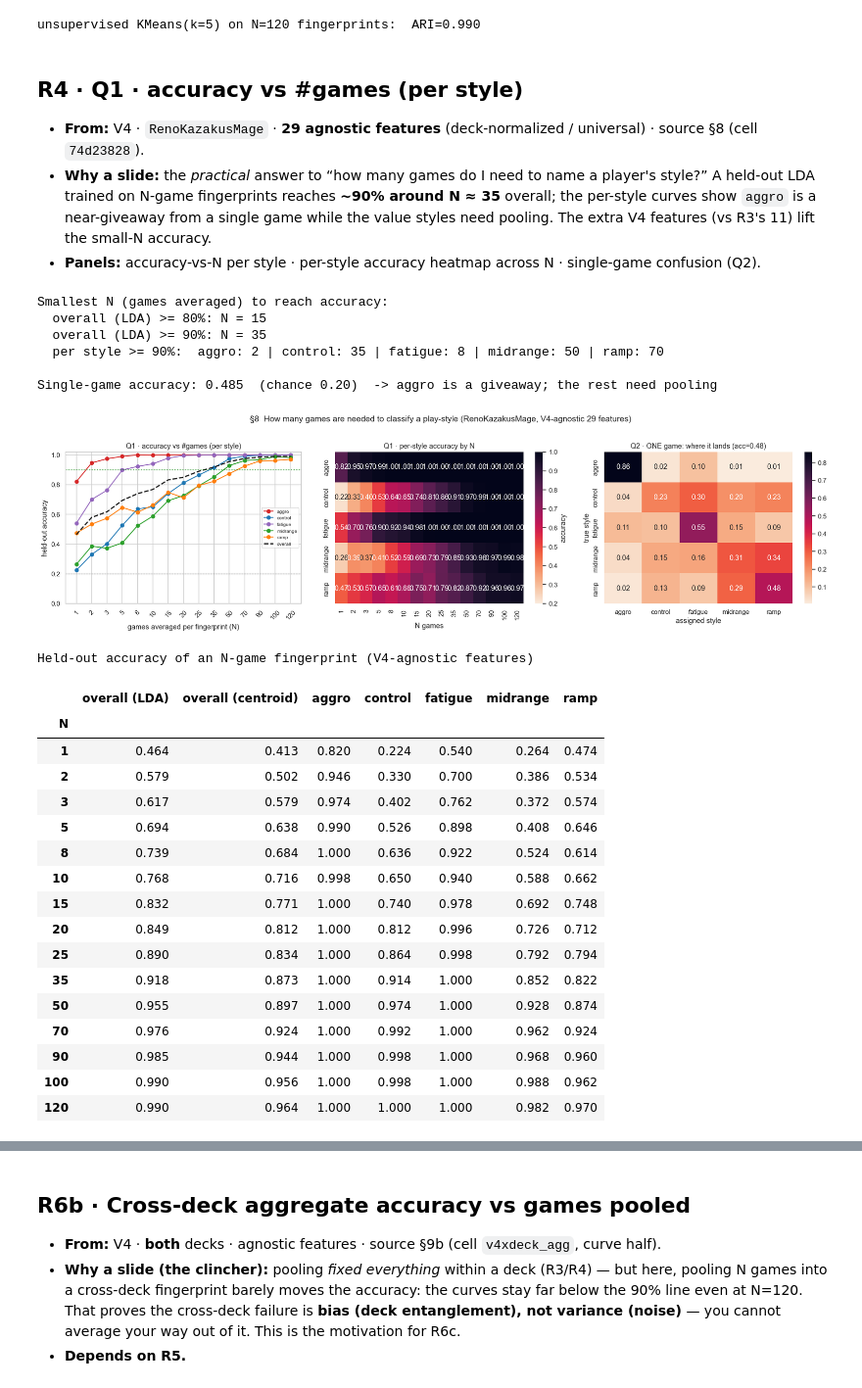
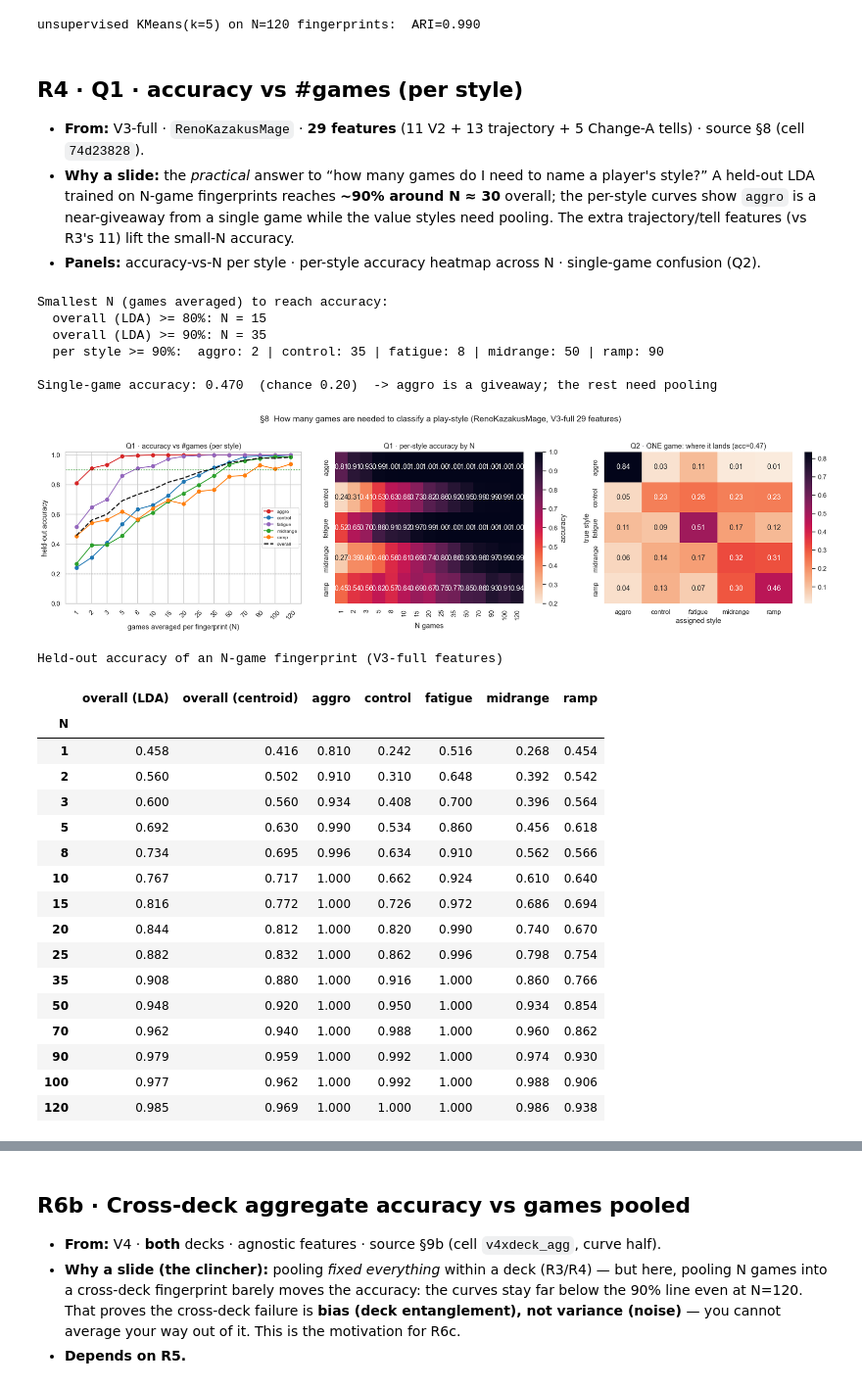
Before and after one commit to msipsb/JAIST-Internship, a Jupyter notebook: Log_Analysis/playstyle_SHOW_deck.ipynb, the cells around one changed output, grey strips where cells are left out. Shown at 98% size. Drawn from its saved outputs; the diff is of its cells as text; code cells hidden in the pictures.

```diff
--- a/Log_Analysis/playstyle_SHOW_deck.ipynb
+++ b/Log_Analysis/playstyle_SHOW_deck.ipynb
@@ -274,20 +273,20 @@ unsupervised KMeans(k=5) on N=120 fingerprints:  ARI=0.990
 # %% [markdown]
 ## R4 · Q1 · accuracy vs #games (per style)
 
-* **From:** V4 · `RenoKazakusMage` · **29 agnostic features** (deck-normalized / universal)
+* **From:** V3-full · `RenoKazakusMage` · **29 features** (11 V2 + 13 trajectory + 5 Change-A tells)
   · source §8 (cell `74d23828`).
 * **Why a slide:** the *practical* answer to “how many games do I need to name a player's style?”
-  A held-out LDA trained on N-game fingerprints reaches **~90% around N ≈ 35** overall; the per-style
+  A held-out LDA trained on N-game fingerprints reaches **~90% around N ≈ 30** overall; the per-style
   curves show `aggro` is a near-giveaway from a single game while the value styles need pooling.
-  The extra V4 features (vs R3's 11) lift the small-N accuracy.
+  The extra trajectory/tell features (vs R3's 11) lift the small-N accuracy.
 * **Panels:** accuracy-vs-N per style · per-style accuracy heatmap across N · single-game confusion (Q2).
 # %%
-# R4 — §8 Q1 accuracy vs #games, on the V4 agnostic 29-feature set (Mage)
+# R4 — §8 Q1 accuracy vs #games, on the V3-full 29-feature set (Mage)
 from sklearn.preprocessing import StandardScaler
 from sklearn.discriminant_analysis import LinearDiscriminantAnalysis
 from sklearn.metrics import confusion_matrix
 
-FEATURES = FEATURES_V4   # V4 agnostic: 29 deck-normalized features
+FEATURES = FEATURES_V3   # V3-full: 11 V2 metrics + trajectory + Change-A tells (29)
 
 # --- held-out 50/50 split within each style (disjoint games) ---
 rng = np.random.default_rng(1)
@@ -340,56 +339,56 @@ lda1 = LinearDiscriminantAnalysis().fit(Xtr, ytr)
 cm1 = confusion_matrix(yte, lda1.predict(Xte), labels=STYLE_ORDER, normalize="true")
 print(f"\nSingle-game accuracy: {np.trace(cm1) / 5:.3f}  (chance 0.20)  -> aggro is a giveaway; the rest need pooling")
 
 fig, ax = plt.subplots(1, 3, figsize=(19, 5.3))
 # panel 1: accuracy vs N
 _xs = range(len(acc.index))
 for s in STYLE_ORDER:
     ax[0].plot(_xs, acc[s], "o-", color=STYLE_COLORS[s], label=s)
 ax[0].plot(_xs, acc["overall (LDA)"], "k--", lw=2, label="overall")
 ax[0].axhline(0.2, color="gray", ls=":", lw=1); ax[0].axhline(0.9, color="green", ls=":", lw=1)
 ax[0].set_xticks(list(_xs)); ax[0].set_xticklabels(acc.index, rotation=45); ax[0].set_ylim(0, 1.02)
 ax[0].set_xlabel("games averaged per fingerprint (N)")
 ax[0].set_ylabel("held-out accuracy"); ax[0].set_title("Q1 · accuracy vs #games (per style)"); ax[0].legend(fontsize=8)
 # panel 2: per-style accuracy heatmap across N
 hm = acc[STYLE_ORDER].T
 sns.heatmap(hm, annot=True, fmt=".2f", cmap="rocket_r", vmin=0.2, vmax=1.0, ax=ax[1],
             cbar_kws={"label": "accuracy"})
 ax[1].set_title("Q1 · per-style accuracy by N"); ax[1].set_xlabel("N games"); ax[1].set_ylabel("")
 # panel 3: single-game confusion
 sns.heatmap(pd.DataFrame(cm1, index=STYLE_ORDER, columns=STYLE_ORDER), annot=True, fmt=".2f",
             cmap="rocket_r", ax=ax[2])
 ax[2].set_title(f"Q2 · ONE game: where it lands (acc={np.trace(cm1)/5:.2f})")
 ax[2].set_ylabel("true style"); ax[2].set_xlabel("assigned style")
-fig.suptitle("§8  How many games are needed to classify a play-style (RenoKazakusMage, V4-agnostic 29 features)", fontsize=14)
+fig.suptitle("§8  How many games are needed to classify a play-style (RenoKazakusMage, V3-full 29 features)", fontsize=14)
 fig.tight_layout(rect=[0, 0, 1, 0.96]); plt.show()
 display(acc.style.format("{:.3f}").background_gradient(cmap="rocket_r", subset=STYLE_ORDER + ["overall (LDA)"])
-        .set_caption("Held-out accuracy of an N-game fingerprint (V4-agnostic features)"))
+        .set_caption("Held-out accuracy of an N-game fingerprint (V3-full features)"))
 # %% [output]
 Smallest N (games averaged) to reach accuracy:
   overall (LDA) >= 80%: N = 15
   overall (LDA) >= 90%: N = 35
-  per style >= 90%:  aggro: 2 | control: 35 | fatigue: 8 | midrange: 50 | ramp: 70
+  per style >= 90%:  aggro: 2 | control: 35 | fatigue: 8 | midrange: 50 | ramp: 90
 
-Single-game accuracy: 0.485  (chance 0.20)  -> aggro is a giveaway; the rest need pooling
+Single-game accuracy: 0.470  (chance 0.20)  -> aggro is a giveaway; the rest need pooling
-[figure, old version]
+[figure, new version]
-Held-out accuracy of an N-game fingerprint (V4-agnostic features)
+Held-out accuracy of an N-game fingerprint (V3-full features)
 |  | overall (LDA) | overall (centroid) | aggro | control | fatigue | midrange | ramp |
 | N |  |  |  |  |  |  |  |
-| 1 | 0.464 | 0.413 | 0.820 | 0.224 | 0.540 | 0.264 | 0.474 |
-| 2 | 0.579 | 0.502 | 0.946 | 0.330 | 0.700 | 0.386 | 0.534 |
-| 3 | 0.617 | 0.579 | 0.974 | 0.402 | 0.762 | 0.372 | 0.574 |
-| 5 | 0.694 | 0.638 | 0.990 | 0.526 | 0.898 | 0.408 | 0.646 |
-| 8 | 0.739 | 0.684 | 1.000 | 0.636 | 0.922 | 0.524 | 0.614 |
-| 10 | 0.768 | 0.716 | 0.998 | 0.650 | 0.940 | 0.588 | 0.662 |
-| 15 | 0.832 | 0.771 | 1.000 | 0.740 | 0.978 | 0.692 | 0.748 |
-| 20 | 0.849 | 0.812 | 1.000 | 0.812 | 0.996 | 0.726 | 0.712 |
-| 25 | 0.890 | 0.834 | 1.000 | 0.864 | 0.998 | 0.792 | 0.794 |
-| 35 | 0.918 | 0.873 | 1.000 | 0.914 | 1.000 | 0.852 | 0.822 |
-| 50 | 0.955 | 0.897 | 1.000 | 0.974 | 1.000 | 0.928 | 0.874 |
-| 70 | 0.976 | 0.924 | 1.000 | 0.992 | 1.000 | 0.962 | 0.924 |
-| 90 | 0.985 | 0.944 | 1.000 | 0.998 | 1.000 | 0.968 | 0.960 |
-| 100 | 0.990 | 0.956 | 1.000 | 0.998 | 1.000 | 0.988 | 0.962 |
-| 120 | 0.990 | 0.964 | 1.000 | 1.000 | 1.000 | 0.982 | 0.970 |
+| 1 | 0.458 | 0.416 | 0.810 | 0.242 | 0.516 | 0.268 | 0.454 |
+| 2 | 0.560 | 0.502 | 0.910 | 0.310 | 0.648 | 0.392 | 0.542 |
+| 3 | 0.600 | 0.560 | 0.934 | 0.408 | 0.700 | 0.396 | 0.564 |
+| 5 | 0.692 | 0.630 | 0.990 | 0.534 | 0.860 | 0.456 | 0.618 |
+| 8 | 0.734 | 0.695 | 0.996 | 0.634 | 0.910 | 0.562 | 0.566 |
+| 10 | 0.767 | 0.717 | 1.000 | 0.662 | 0.924 | 0.610 | 0.640 |
+| 15 | 0.816 | 0.772 | 1.000 | 0.726 | 0.972 | 0.686 | 0.694 |
+| 20 | 0.844 | 0.812 | 1.000 | 0.820 | 0.990 | 0.740 | 0.670 |
+| 25 | 0.882 | 0.832 | 1.000 | 0.862 | 0.996 | 0.798 | 0.754 |
+| 35 | 0.908 | 0.880 | 1.000 | 0.916 | 1.000 | 0.860 | 0.766 |
+| 50 | 0.948 | 0.920 | 1.000 | 0.950 | 1.000 | 0.934 | 0.854 |
+| 70 | 0.962 | 0.940 | 1.000 | 0.988 | 1.000 | 0.960 | 0.862 |
+| 90 | 0.979 | 0.959 | 1.000 | 0.992 | 1.000 | 0.974 | 0.930 |
+| 100 | 0.977 | 0.962 | 1.000 | 0.992 | 1.000 | 0.988 | 0.906 |
+| 120 | 0.985 | 0.969 | 1.000 | 1.000 | 1.000 | 0.986 | 0.938 |
 # %% [markdown]
 ## R5 · Within-deck vs cross-deck transfer (bar)
 
```
Also changed, not shown: parts of 36 cells of this notebook, 1 other file.
